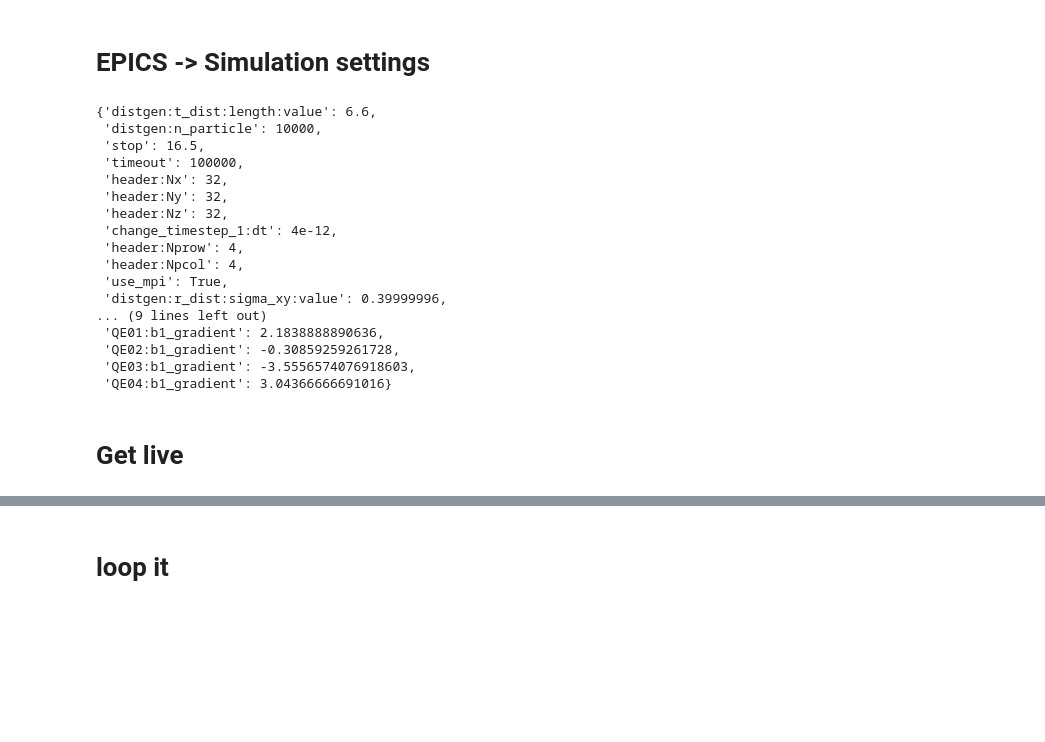
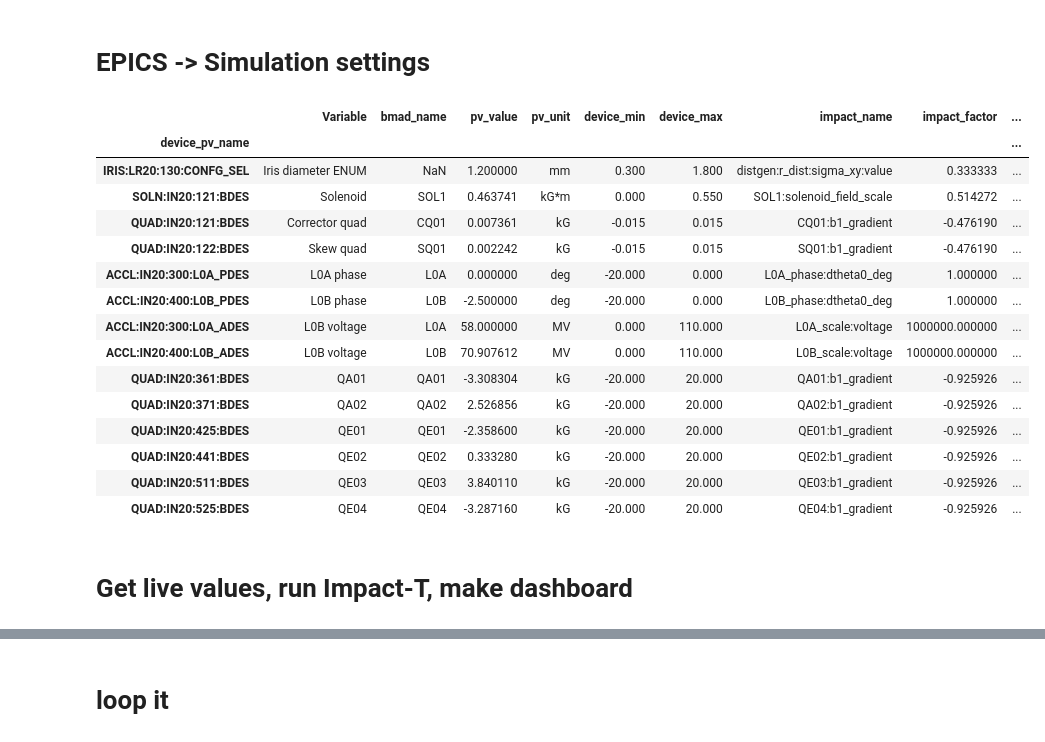
Before and after one commit to ChristopherMayes/lume-impact-live-demo, a Jupyter notebook: lume-impact-live-demo.ipynb, the cells around one changed output, grey strips where cells are left out. Drawn from its saved outputs; the diff is of its cells as text; code cells hidden in the pictures; blank space fills up the shorter version.

```diff
--- a/lume-impact-live-demo.ipynb
+++ b/lume-impact-live-demo.ipynb
@@ -80,60 +84,60 @@ IRIS_DIAMETER_FROM_ENUM_IN_MM = {0:'LCLS', # LCLS cutout picture
        7 :0.8 ,
        8 :0.6 ,
        9 :0.5 ,
        10: 0.4 ,
        11: 0.3 }
 
 def get_live_settings(csv, base_settings={}):
     """
     Fetches live settings for all devices in the CSV table, and translates them to simulation inputs
 
     """
     df = pd.read_csv(csv)
     pv_names = list(df['device_pv_name'])
 
     df['pv_value'] = epics.caget_many(pv_names)
     df.set_index('device_pv_name', inplace=True)
 
     # Custom for enum
     iris_enum = int(df.at['IRIS:LR20:130:CONFG_SEL', 'pv_value'])
     df.at['IRIS:LR20:130:CONFG_SEL', 'pv_value'] = IRIS_DIAMETER_FROM_ENUM_IN_MM[iris_enum]
 
     # Assign impact
     df['impact_value'] = df['impact_factor']*df['pv_value']
 
     # Collect settings
     settings = base_settings.copy()
     settings.update(dict(zip(df['impact_name'], df['impact_value'])))
 
-    return settings
+    return settings, df
 
-LIVE_SETTINGS = get_live_settings(CSV, SETTINGS0)
-LIVE_SETTINGS
+LIVE_SETTINGS, DF = get_live_settings(CSV, SETTINGS0)
+DF[['Variable', 'bmad_name', 'pv_value','pv_unit',  'device_min', 'device_max',  'impact_name', 'impact_factor', 'impact_unit',
+       'impact_description',  'impact_value']]
 # %% [output]
-{'distgen:t_dist:length:value': 6.6,
- 'distgen:n_particle': 10000,
- 'stop': 16.5,
- 'timeout': 100000,
- 'header:Nx': 32,
- 'header:Ny': 32,
- 'header:Nz': 32,
- 'change_timestep_1:dt': 4e-12,
- 'header:Nprow': 4,
- 'header:Npcol': 4,
- 'use_mpi': True,
- 'distgen:r_dist:sigma_xy:value': 0.39999996,
-... (9 lines left out)
- 'QE01:b1_gradient': 2.1838888890636,
- 'QE02:b1_gradient': -0.30859259261728,
- 'QE03:b1_gradient': -3.5556574076918603,
- 'QE04:b1_gradient': 3.04366666691016}
+|  | Variable | bmad_name | pv_value | pv_unit | device_min | device_max | impact_name | impact_factor | ... |
+| device_pv_name |  |  |  |  |  |  |  |  | ... |
+| IRIS:LR20:130:CONFG_SEL | Iris diameter ENUM | NaN | 1.200000 | mm | 0.300 | 1.800 | distgen:r_dist:sigma_xy:value | 0.333333 | ... |
+| SOLN:IN20:121:BDES | Solenoid | SOL1 | 0.463741 | kG*m | 0.000 | 0.550 | SOL1:solenoid_field_scale | 0.514272 | ... |
+| QUAD:IN20:121:BDES | Corrector quad | CQ01 | 0.007361 | kG | -0.015 | 0.015 | CQ01:b1_gradient | -0.476190 | ... |
+| QUAD:IN20:122:BDES | Skew quad | SQ01 | 0.002242 | kG | -0.015 | 0.015 | SQ01:b1_gradient | -0.476190 | ... |
+| ACCL:IN20:300:L0A_PDES | L0A phase | L0A | 0.000000 | deg | -20.000 | 0.000 | L0A_phase:dtheta0_deg | 1.000000 | ... |
+| ACCL:IN20:400:L0B_PDES | L0B phase | L0B | -2.500000 | deg | -20.000 | 0.000 | L0B_phase:dtheta0_deg | 1.000000 | ... |
+| ACCL:IN20:300:L0A_ADES | L0B voltage | L0A | 58.000000 | MV | 0.000 | 110.000 | L0A_scale:voltage | 1000000.000000 | ... |
+| ACCL:IN20:400:L0B_ADES | L0B voltage | L0B | 70.907612 | MV | 0.000 | 110.000 | L0B_scale:voltage | 1000000.000000 | ... |
+| QUAD:IN20:361:BDES | QA01 | QA01 | -3.308304 | kG | -20.000 | 20.000 | QA01:b1_gradient | -0.925926 | ... |
+| QUAD:IN20:371:BDES | QA02 | QA02 | 2.526856 | kG | -20.000 | 20.000 | QA02:b1_gradient | -0.925926 | ... |
+| QUAD:IN20:425:BDES | QE01 | QE01 | -2.358600 | kG | -20.000 | 20.000 | QE01:b1_gradient | -0.925926 | ... |
+| QUAD:IN20:441:BDES | QE02 | QE02 | 0.333280 | kG | -20.000 | 20.000 | QE02:b1_gradient | -0.925926 | ... |
+| QUAD:IN20:511:BDES | QE03 | QE03 | 3.840110 | kG | -20.000 | 20.000 | QE03:b1_gradient | -0.925926 | ... |
+| QUAD:IN20:525:BDES | QE04 | QE04 | -3.287160 | kG | -20.000 | 20.000 | QE04:b1_gradient | -0.925926 | ... |
 # %%
 #%%time
 #I0 = run_impact_with_distgen(LIVE_SETTINGS, **CONFIG0, verbose=True )
 # %%
 #I0.plot(['sigma_x', 'sigma_y'], figsize=(16,9))
 # %% [markdown]
-# Get live
+# Get live values, run Impact-T, make dashboard
 # %%
 # Old routine
 def make_plot(impact_object, itime=None, dir='/nfs/slac/g/beamphysics/cmayes/live-test/plot/'):
```
Also changed, not shown: parts of 8 cells of this notebook, 1 other file.
